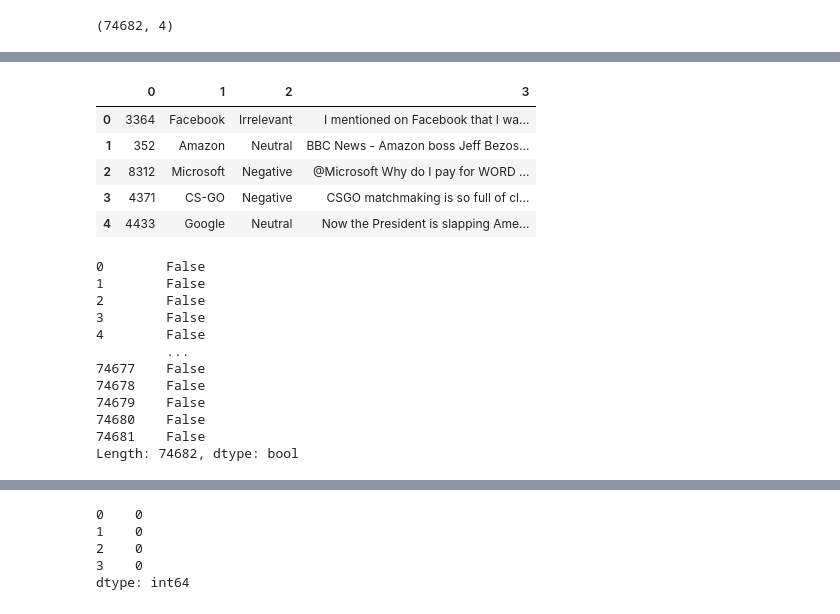
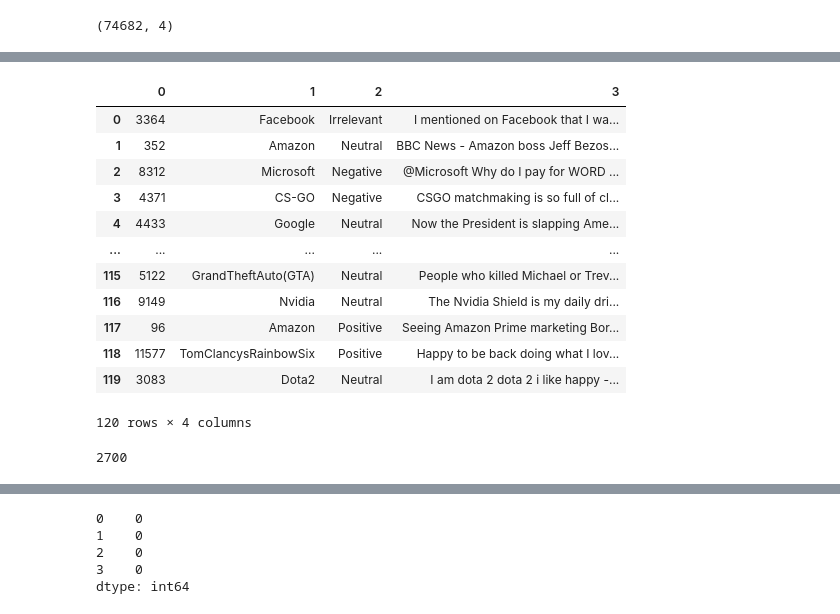
Before and after one commit to adiumx/Datascience, a Jupyter notebook: twitter_sentiment_analysis/sentimentAnalysis.ipynb, the cells around one changed output, grey strips where cells are left out. Drawn from its saved outputs; the diff is of its cells as text; code cells hidden in the pictures.

```diff
--- a/twitter_sentiment_analysis/sentimentAnalysis.ipynb
+++ b/twitter_sentiment_analysis/sentimentAnalysis.ipynb
@@ -43,25 +51,22 @@ df1.shape
 # %%
-df2.head()
+pd.set_option('display.max_colwidth', None)
+df2.head(120)
 # %% [output]
 |  | 0 | 1 | 2 | 3 |
 | 0 | 3364 | Facebook | Irrelevant | I mentioned on Facebook that I wa... |
 | 1 | 352 | Amazon | Neutral | BBC News - Amazon boss Jeff Bezos... |
 | 2 | 8312 | Microsoft | Negative | @Microsoft Why do I pay for WORD ... |
 | 3 | 4371 | CS-GO | Negative | CSGO matchmaking is so full of cl... |
 | 4 | 4433 | Google | Neutral | Now the President is slapping Ame... |
+| ... | ... | ... | ... | ... |
+| 115 | 5122 | GrandTheftAuto(GTA) | Neutral | People who killed Michael or Trev... |
+| 116 | 9149 | Nvidia | Neutral | The Nvidia Shield is my daily dri... |
+| 117 | 96 | Amazon | Positive | Seeing Amazon Prime marketing Bor... |
+| 118 | 11577 | TomClancysRainbowSix | Positive | Happy to be back doing what I lov... |
+| 119 | 3083 | Dota2 | Neutral | I am dota 2 dota 2 i like happy -... |
+120 rows × 4 columns
 # %%
-df1.duplicated()
+df1.duplicated().sum()
 # %% [output]
-0        False
-1        False
-2        False
-3        False
-4        False
-         ...
-74677    False
-74678    False
-74679    False
-74680    False
-74681    False
-Length: 74682, dtype: bool
+2700
 # %%
```
Also changed, not shown: parts of 93 cells of this notebook.
